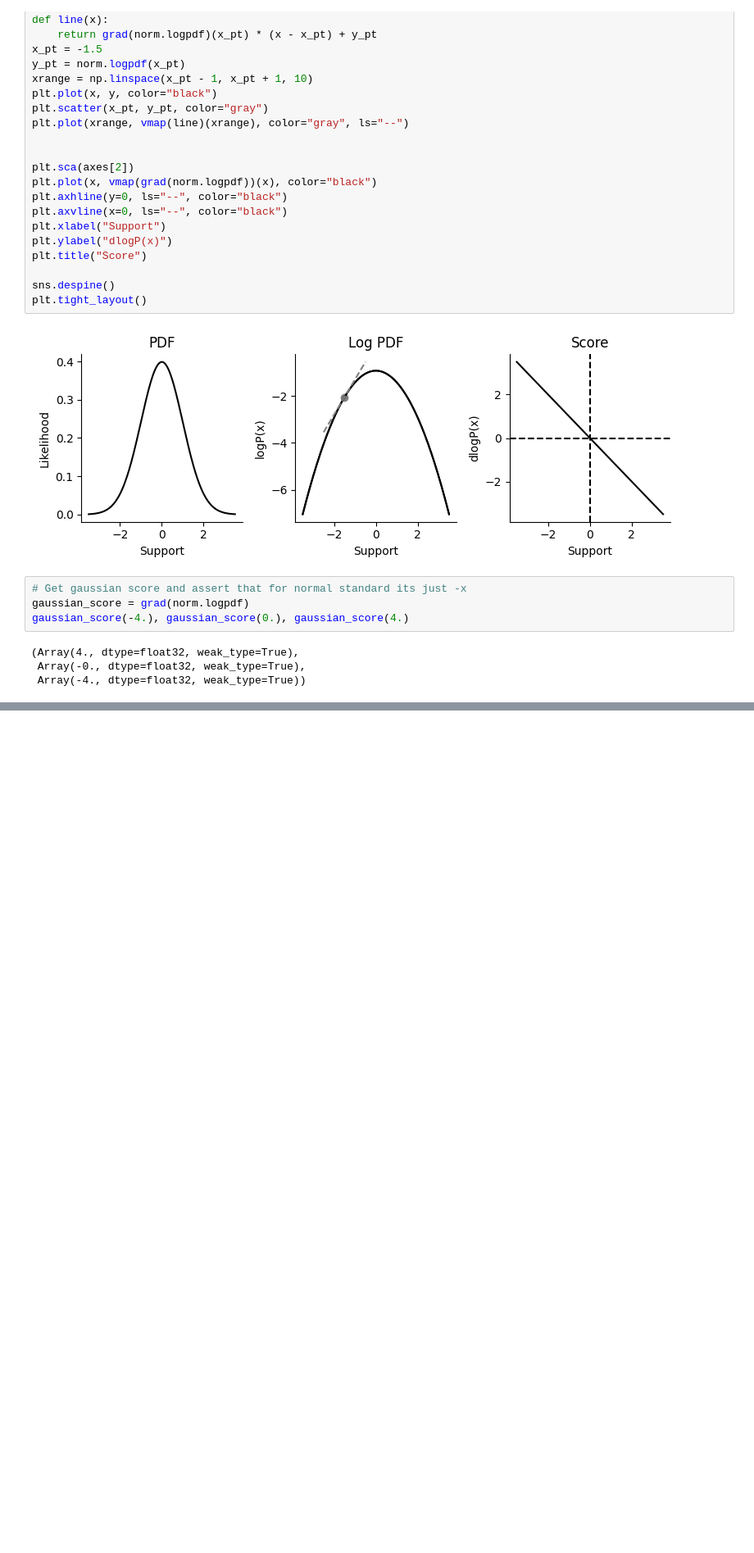
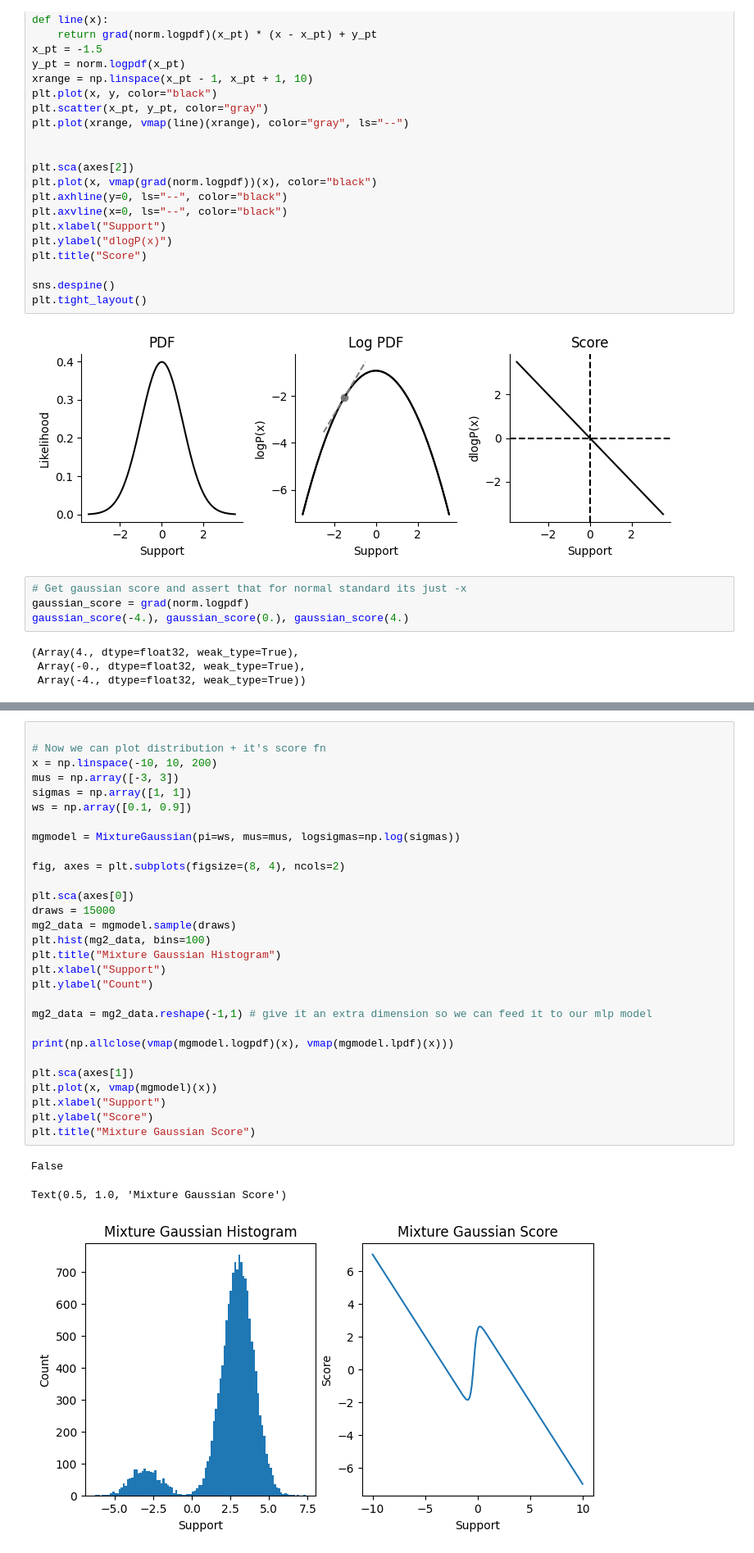
Before and after one commit to Sina-Haz/Generative-Modelling, a Jupyter notebook: Score-Based-Models/score_jax.ipynb, the cells around one changed output, grey strips where cells are left out. Shown at 82% size. Saved outputs shown, nothing was run; the diff lists cells and outputs as text; blank space fills up the shorter version.

```diff
--- a/Score-Based-Models/score_jax.ipynb
+++ b/Score-Based-Models/score_jax.ipynb
@@ -276,0 +348,33 @@ plt.legend();
+# %%
+
+# Now we can plot distribution + it's score fn
+x = np.linspace(-10, 10, 200)
+mus = np.array([-3, 3])
+sigmas = np.array([1, 1])
+ws = np.array([0.1, 0.9])
+
+mgmodel = MixtureGaussian(pi=ws, mus=mus, logsigmas=np.log(sigmas))
+
+fig, axes = plt.subplots(figsize=(8, 4), ncols=2)
+
+plt.sca(axes[0])
+draws = 15000
+mg2_data = mgmodel.sample(draws)
+plt.hist(mg2_data, bins=100)
+plt.title("Mixture Gaussian Histogram")
+plt.xlabel("Support")
+plt.ylabel("Count")
+
+mg2_data = mg2_data.reshape(-1,1) # give it an extra dimension so we can feed it to our mlp model
+
+print(np.allclose(vmap(mgmodel.logpdf)(x), vmap(mgmodel.lpdf)(x)))
+
+plt.sca(axes[1])
+plt.plot(x, vmap(mgmodel)(x))
+plt.xlabel("Support")
+plt.ylabel("Score")
+plt.title("Mixture Gaussian Score")
+# %% [output]
+False
+Text(0.5, 1.0, 'Mixture Gaussian Score')
+[figure, added]
```
Also changed, not shown: parts of 23 cells of this notebook, 14 other files.
